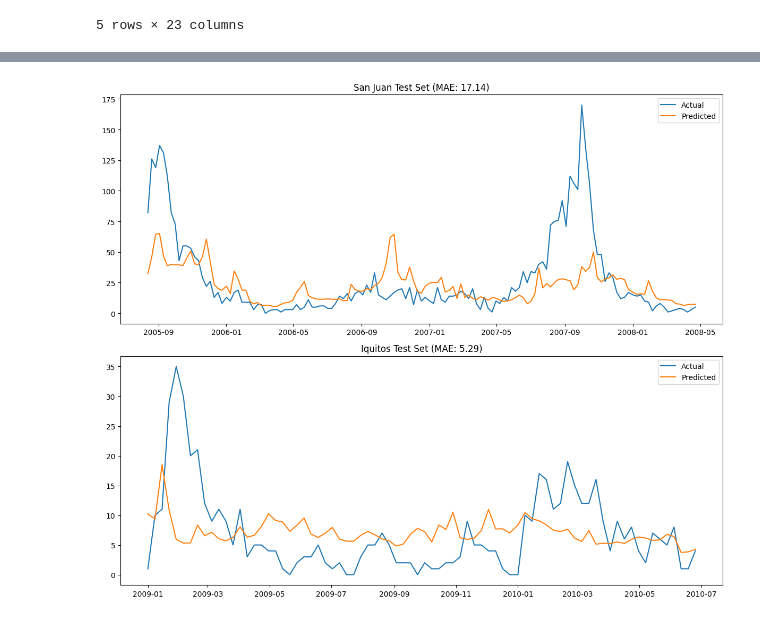
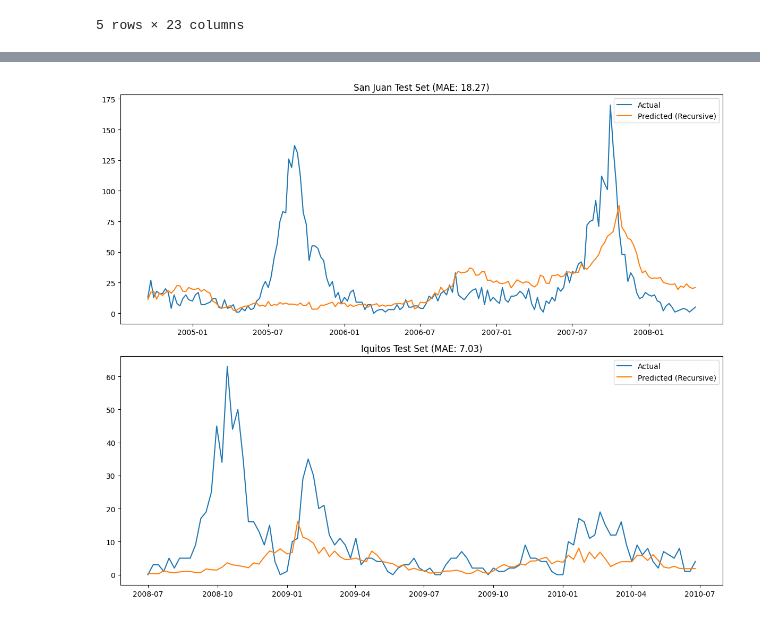
Before and after one commit to Tanalpoguz/term_project, a Jupyter notebook: code/ligthgbm.ipynb, the cells around one changed output, grey strips where cells are left out. Saved outputs shown, nothing was run; the diff lists cells and outputs as text; code cells hidden in the pictures.

```diff
--- a/code/ligthgbm.ipynb
+++ b/code/ligthgbm.ipynb
@@ -121,32 +127,30 @@ Iquitos Preprocessed Shape: (520, 23)
 | 1990-05-28 | 1990 | 22 | 0.196200 | 0.262200 | 0.251200 | 0.247340 | 7.52 | ... |
 5 rows × 23 columns
 # %%
-# SPLIT DATA (TRAIN / VAL / TEST)
+# SPLIT DATA (TRAIN / TEST)
 
-def split_time_series(df, train_ratio=TRAIN_SPLIT_PER, val_ratio=VAL_SPLIT_PER):
+def split_time_series(df, train_ratio=TRAIN_SPLIT_PER):
     """
-    Splits time series data into Train, Validation, and Test sets.
+    Splits time series data into Train and Test sets.
     """
     n = len(df)
     train_end = int(n * train_ratio)
-    val_end = int(n * (train_ratio + val_ratio))
 
     train = df.iloc[:train_end]
-    val = df.iloc[train_end:val_end]
-    test = df.iloc[val_end:]
+    test = df.iloc[train_end:]
 
-    return train, val, test
+    return train, test
 
 # Split San Juan
-sj_train, sj_val, sj_test = split_time_series(sj_train_full)
+sj_train, sj_test = split_time_series(sj_train_full)
 
 # Split Iquitos
-iq_train, iq_val, iq_test = split_time_series(iq_train_full)
+iq_train, iq_test = split_time_series(iq_train_full)
 
 print("San Juan Splits:")
-print(f"Train: {sj_train.shape}, Val: {sj_val.shape}, Test: {sj_test.shape}")
+print(f"Train: {sj_train.shape}, Test: {sj_test.shape}")
 
 print("\nIquitos Splits:")
-print(f"Train: {iq_train.shape}, Val: {iq_val.shape}, Test: {iq_test.shape}")
+print(f"Train: {iq_train.shape}, Test: {iq_test.shape}")
 # %% [output]
 San Juan Splits:
@@ -551,30 +645,83 @@ Best Validation MAE: 9.46834090114627
 # %%
-# EVALUATION ON TEST SET (HOLDOUT)
+# EVALUATION ON TEST SET (HOLDOUT) - RECURSIVE PREDICTION
 
-# Evaluate Tuned San Juan on Test Set
-preds_sj_test = best_model_sj.predict(X_test_sj)
-preds_sj_test = np.maximum(preds_sj_test, 0)
+def recursive_predict(model, df_test_raw, history_df, feature_eng_func, feature_cols_needed):
+    """
+    Predicts recursively for the test set.
+    df_test_raw: Test data with exogenous features (and 'total_cases' which we will ignore/overwrite).
+    history_df: History data with 'total_cases'.
+    """
+    predictions = []
+    current_history = history_df.copy()
+
+    # Ensure df_test_raw doesn't have total_cases or we ignore it
+    # We will iterate and predict one by one
+
+    print(f"Starting recursive prediction for {len(df_test_raw)} steps...")
+
+    for i in range(len(df_test_raw)):
+        # Get current row
+        current_row = df_test_raw.iloc[[i]].copy()
+
+        # If total_cases exists (ground truth), drop it to simulate real test scenario
+        if 'total_cases' in current_row.columns:
+            current_row = current_row.drop(columns=['total_cases'])
+
+        # Engineer features
+        # create_features will use history + current_row
+        # It will generate lags from history.
+        eng_row = feature_eng_func(current_row, history_df=current_history)
+
+        # Select features
+        X_step = eng_row[feature_cols_needed]
+
+        # Predict
+        pred = model.predict(X_step)[0]
+        pred = max(0, pred)
+        predictions.append(pred)
+
+        # Update history with PREDICTED value
+        current_row['total_cases'] = pred
+        current_history = pd.concat([current_history, current_row])
+
+    return np.array(predictions)
+
+# 1. San Juan Evaluation
+print("Evaluating San Juan (Recursive)...")
+# We need the raw sj_test (before engineering)
+# But sj_test variable from earlier cell IS the raw split (with total_cases).
+# We also need the feature columns used by the model.
+sj_features_needed = X_train_sj.columns.tolist()
+
+# History is Train
+sj_history = sj_train.copy()
+
+preds_sj_test = recursive_predict(best_model_sj, sj_test, sj_history, create_features, sj_features_needed)
 mae_sj_test = mean_absolute_error(y_test_sj, preds_sj_test)
-print(f"San Juan Test Set MAE: {mae_sj_test:.4f}")
+print(f"San Juan Test Set MAE (Recursive): {mae_sj_test:.4f}")
 
-# Evaluate Tuned Iquitos on Test Set
-preds_iq_test = best_model_iq.predict(X_test_iq)
-preds_iq_test = np.maximum(preds_iq_test, 0)
+
+# 2. Iquitos Evaluation
+print("\nEvaluating Iquitos (Recursive)...")
+iq_features_needed = X_train_iq.columns.tolist()
+iq_history = iq_train.copy()
+
+preds_iq_test = recursive_predict(best_model_iq, iq_test, iq_history, create_features, iq_features_needed)
 mae_iq_test = mean_absolute_error(y_test_iq, preds_iq_test)
-print(f"Iquitos Test Set MAE: {mae_iq_test:.4f}")
+print(f"Iquitos Test Set MAE (Recursive): {mae_iq_test:.4f}")
 
 # Plot Results
 fig, ax = plt.subplots(2, 1, figsize=(12, 10))
 
 # San Juan
 ax[0].plot(y_test_sj.index, y_test_sj, label='Actual')
-ax[0].plot(y_test_sj.index, preds_sj_test, label='Predicted')
+ax[0].plot(y_test_sj.index, preds_sj_test, label='Predicted (Recursive)')
 ax[0].set_title(f'San Juan Test Set (MAE: {mae_sj_test:.2f})')
 ax[0].legend()
 
 # Iquitos
 ax[1].plot(y_test_iq.index, y_test_iq, label='Actual')
-ax[1].plot(y_test_iq.index, preds_iq_test, label='Predicted')
+ax[1].plot(y_test_iq.index, preds_iq_test, label='Predicted (Recursive)')
 ax[1].set_title(f'Iquitos Test Set (MAE: {mae_iq_test:.2f})')
 ax[1].legend()
 
@@ -586,2 +738,2 @@ Iquitos Test Set MAE: 5.2919
-[figure, old version]
+[figure, new version]
 # %%
```
Also changed, not shown: parts of 16 cells of this notebook.
